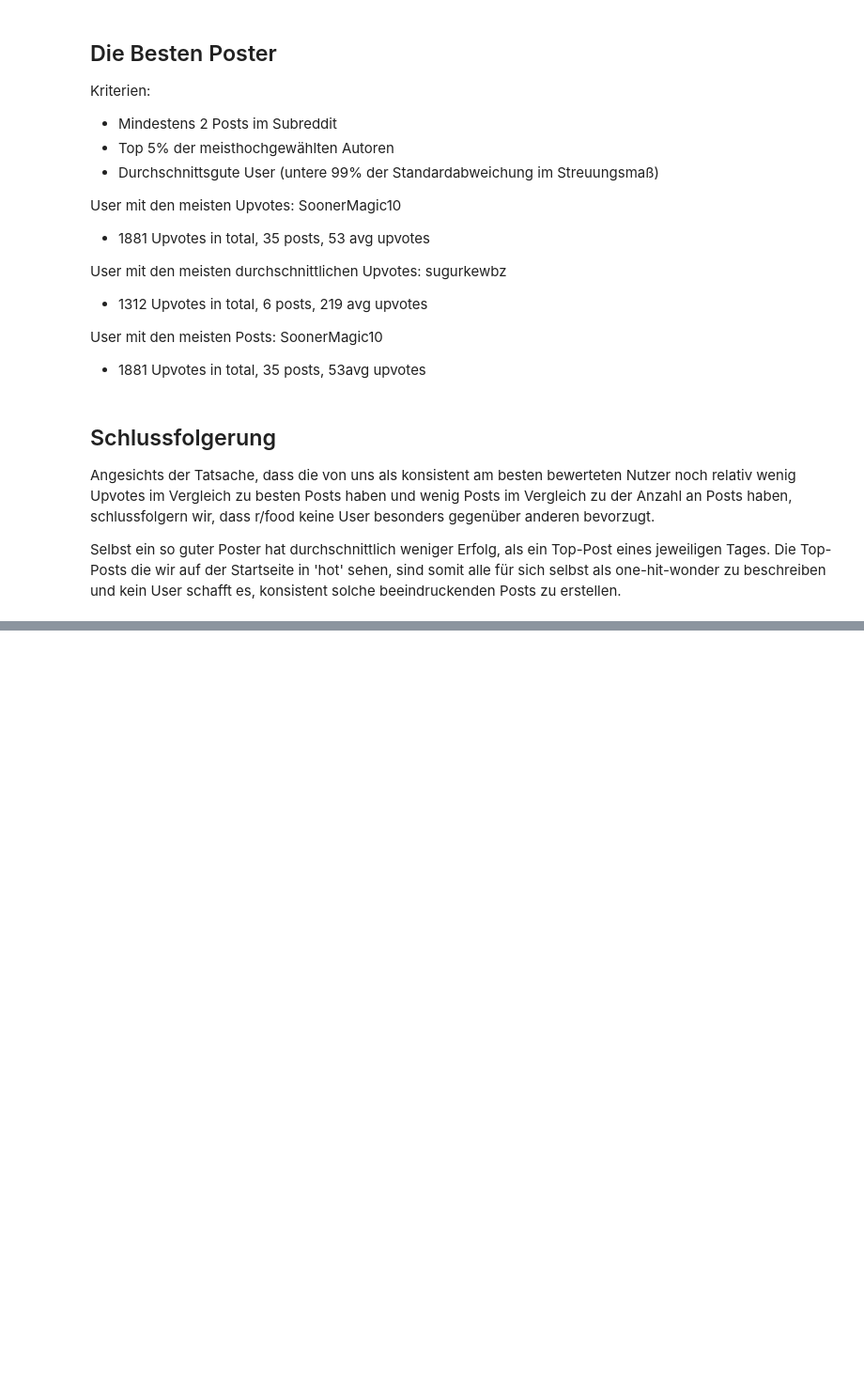
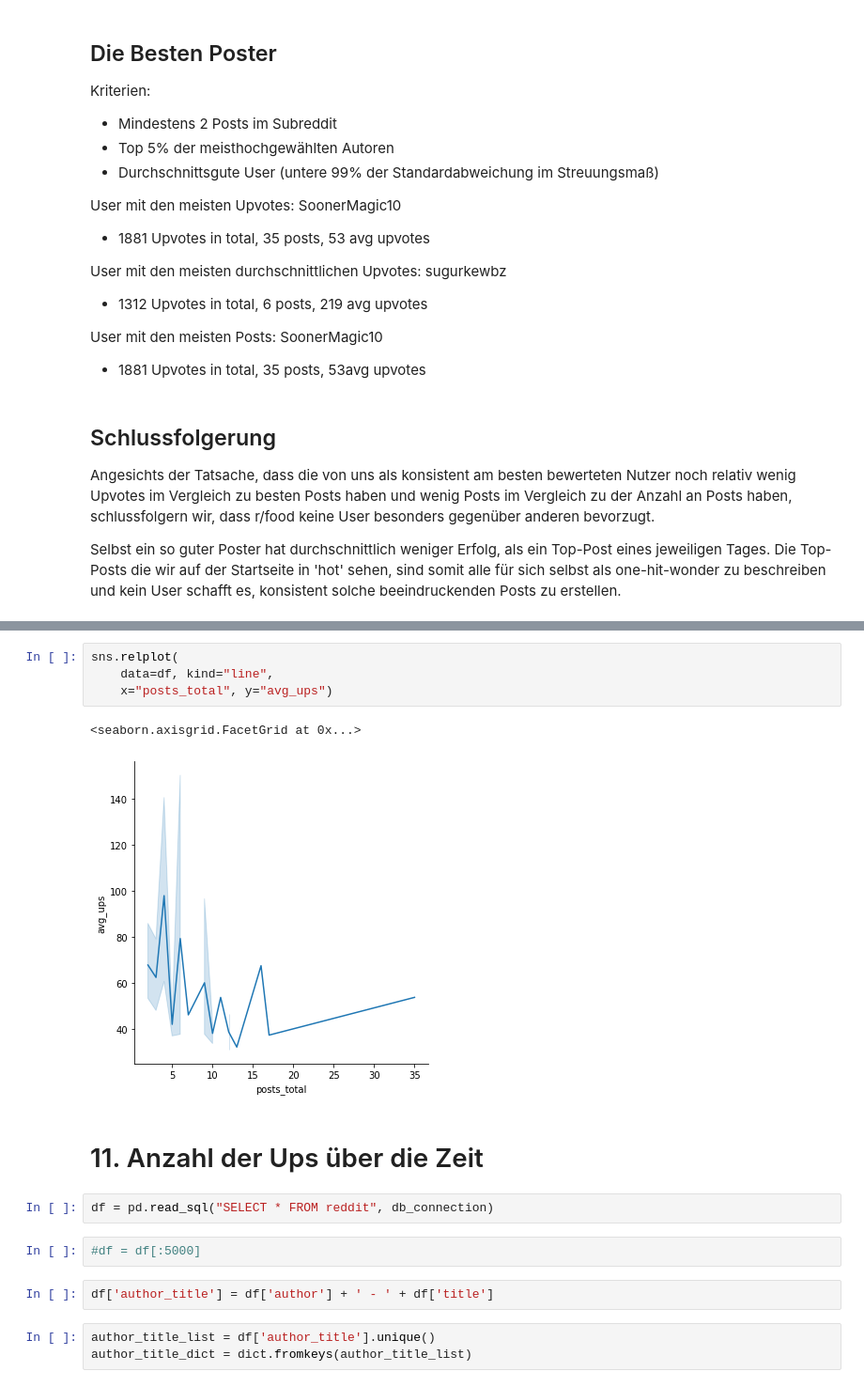
Before and after one commit to ZerhackerJagi/food_dashboard, a Jupyter notebook: top_author.ipynb, the cells around one changed output, grey strips where cells are left out. Shown at 94% size. Drawn from its saved outputs; the diff is of its cells as text; blank space fills up the shorter version.

```diff
--- a/top_author.ipynb
+++ b/top_author.ipynb
@@ -159,0 +173,18 @@ Selbst ein so guter Poster hat durchschnittlich weniger Erfolg, als ein Top-Post
+# %%
+sns.relplot(
+    data=df, kind="line",
+    x="posts_total", y="avg_ups")
+# %% [output]
+<seaborn.axisgrid.FacetGrid at 0x...>
+[figure, added]
+# %% [markdown]
+# 11. Anzahl der Ups über die Zeit
+# %%
+df = pd.read_sql("SELECT * FROM reddit", db_connection)
+# %%
+#df = df[:5000]
+# %%
+df['author_title'] = df['author'] + ' - ' + df['title']
+# %%
+author_title_list = df['author_title'].unique()
+author_title_dict = dict.fromkeys(author_title_list)
```
Also changed, not shown: parts of 13 cells of this notebook.
